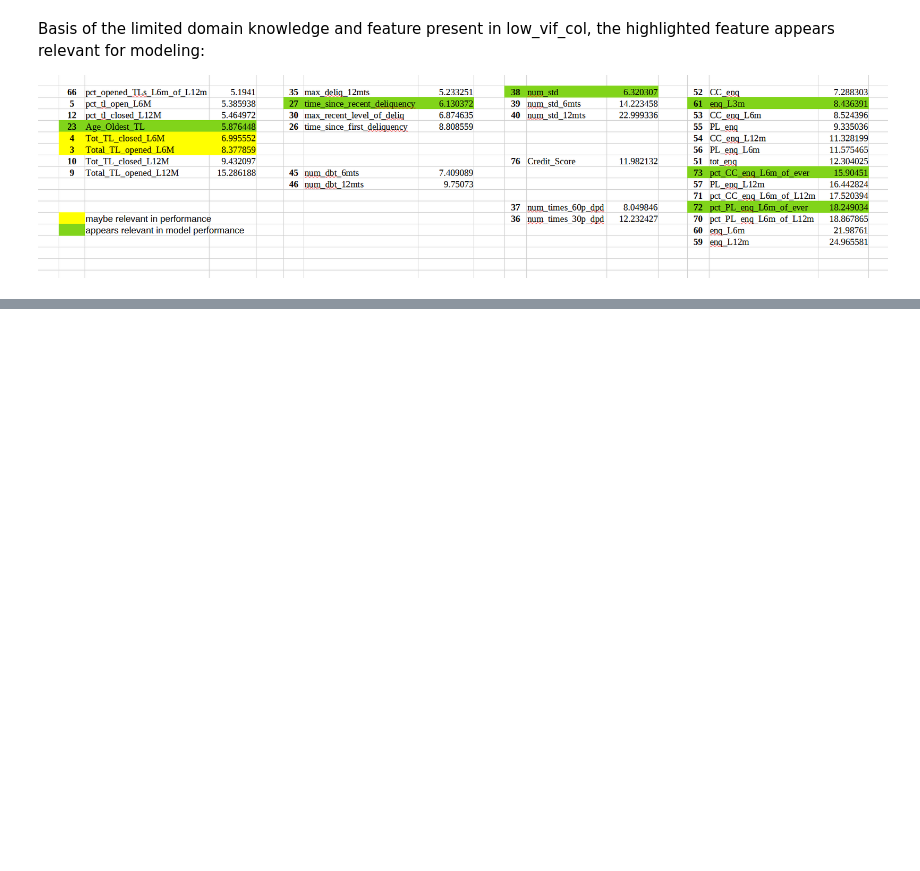
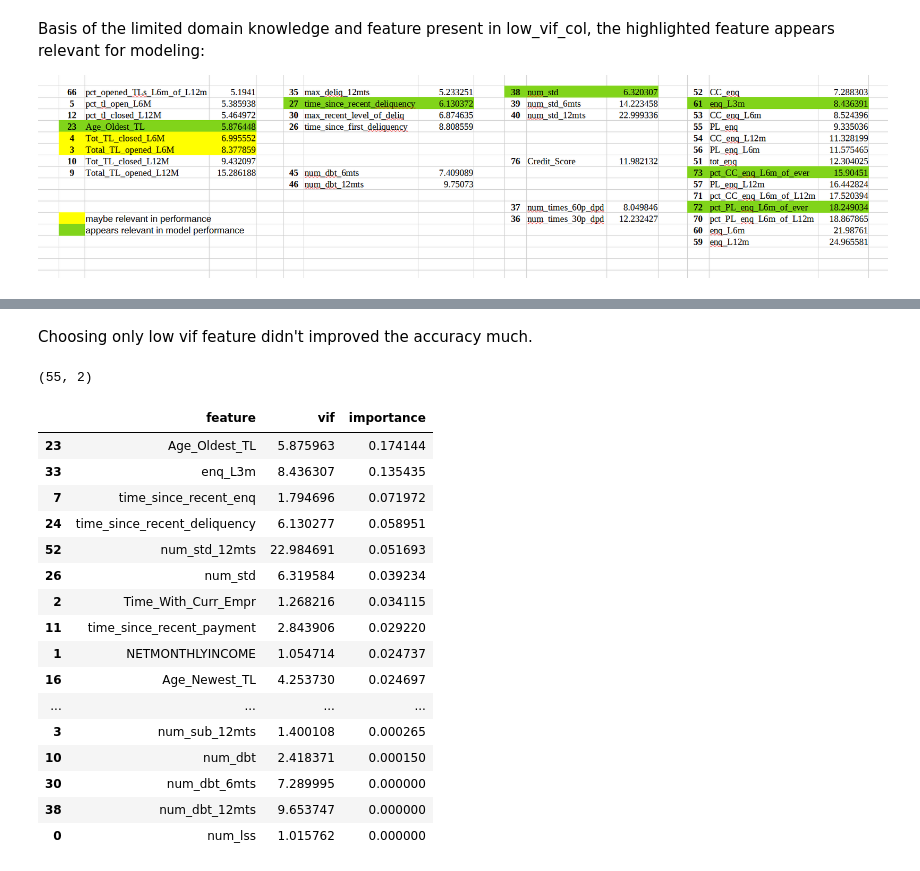
Before and after one commit to shashankgarewal/Credit-Risk-Assessment, a Jupyter notebook: notebook/explore.ipynb, the cells around one changed output, grey strips where cells are left out. Cells and saved outputs as stored; diff of their text form; code cells hidden in the pictures; blank space fills up the shorter version.

```diff
--- a/notebook/explore.ipynb
+++ b/notebook/explore.ipynb
@@ -325,0 +411,3 @@ Basis of the limited domain knowledge and feature present in low_vif_col, the hi
+# %%
+no_null_a1.drop(['PROSPECTID', 'Credit_Score'], axis=1, inplace=True)
+vif_values.drop(vif_values[vif_values['feature'] == 'Credit_Score'].index, inplace=True)
@@ -340,0 +489,21 @@ decision_tree
+# %%
+no_null_a2 = no_null_a1[vif_values['feature'].values]
+no_null_a2 = pd.concat( (no_null_a1.select_dtypes(include=object), no_null_a2) )
+enc_no_null_a2 = cat_encoding(no_null_a1)
+
+X, y = enc_no_null_a2.drop(['Approved_Flag'], axis=1), enc_no_null_a2[['Approved_Flag']]
+X_train, X_test, y_train, y_test = train_test_split(X, y,
+                                                    test_size=0.2,
+                                                    random_state=42)
+
+dt = DecisionTreeClassifier()
+dt.fit(X_train, y_train)
+y_pred = dt.predict(X_test)
+accuracy = accuracy_score(y_test, y_pred)
+print("dt accuracy:", accuracy)
+
+imp_dt2 = pd.DataFrame()
+imp_dt2['feature'] = dt.feature_names_in_
+imp_dt2['importance'] = dt.feature_importances_
+imp_dt2.sort_values('importance', ascending=False, inplace=True)
+imp_dt2[imp_dt2['importance'] > 0].iloc[0:25]
@@ -340,0 +529,13 @@ decision_tree
+# %%
+xgb_classifier = XGBClassifier(objective='multi:softmax',  num_class=15)
+xgb_classifier.fit(X_train, y_train)
+y_pred = xgb_classifier.predict(X_test)
+
+accuracy = accuracy_score(y_test, y_pred)
+print('rf accuracy', accuracy)
+
+imp_xgb2 = pd.DataFrame()
+imp_xgb2['feature'] = dt.feature_names_in_
+imp_xgb2['importance'] = dt.feature_importances_
+imp_xgb2.sort_values('importance', ascending=False, inplace=True)
+imp_xgb2[imp_xgb2['importance'] > 0].iloc[0:25]
@@ -340,0 +639,29 @@ decision_tree
+# %% [markdown]
+Choosing only low vif feature didn't improved the accuracy much.
+# %%
+vif_values.shape
+# %% [output]
+(55, 2)
+# %%
+# merging importance with vif values
+vif_imp = pd.merge(vif_values, imp_xgb2, on='feature', how='left').sort_values('importance', ascending=False)
+# %%
+vif_imp
+# %% [output]
+|  | feature | vif | importance |
+| 23 | Age_Oldest_TL | 5.875963 | 0.174144 |
+| 33 | enq_L3m | 8.436307 | 0.135435 |
+| 7 | time_since_recent_enq | 1.794696 | 0.071972 |
+| 24 | time_since_recent_deliquency | 6.130277 | 0.058951 |
+| 52 | num_std_12mts | 22.984691 | 0.051693 |
+| 26 | num_std | 6.319584 | 0.039234 |
+| 2 | Time_With_Curr_Empr | 1.268216 | 0.034115 |
+| 11 | time_since_recent_payment | 2.843906 | 0.029220 |
+| 1 | NETMONTHLYINCOME | 1.054714 | 0.024737 |
+| 16 | Age_Newest_TL | 4.253730 | 0.024697 |
+| ... | ... | ... | ... |
+| 3 | num_sub_12mts | 1.400108 | 0.000265 |
+| 10 | num_dbt | 2.418371 | 0.000150 |
+| 30 | num_dbt_6mts | 7.289995 | 0.000000 |
+| 38 | num_dbt_12mts | 9.653747 | 0.000000 |
+| 0 | num_lss | 1.015762 | 0.000000 |
```
Also changed, not shown: parts of 27 cells of this notebook.
